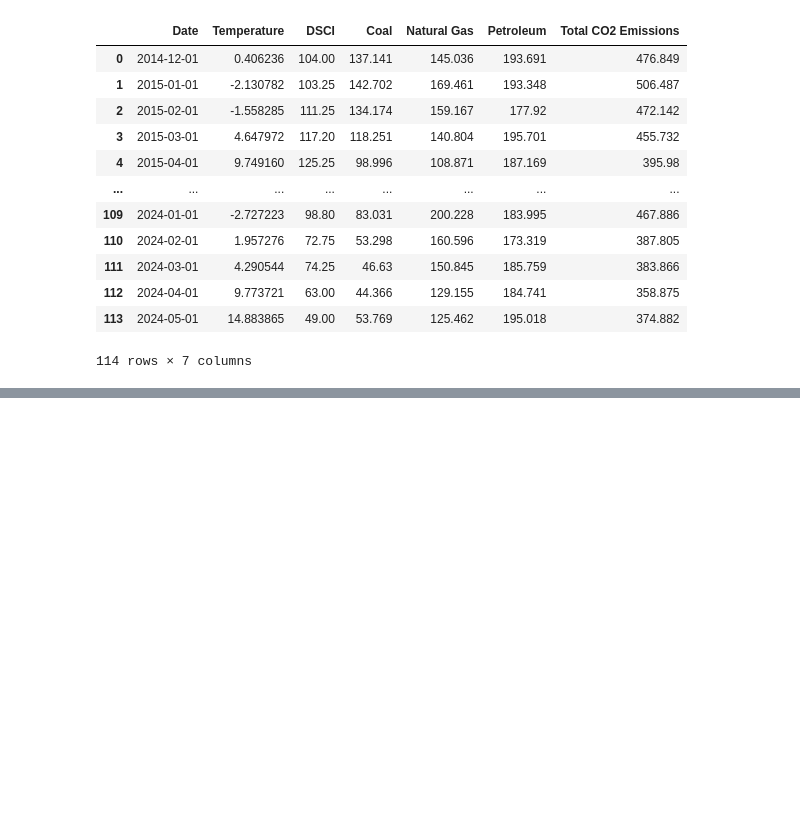
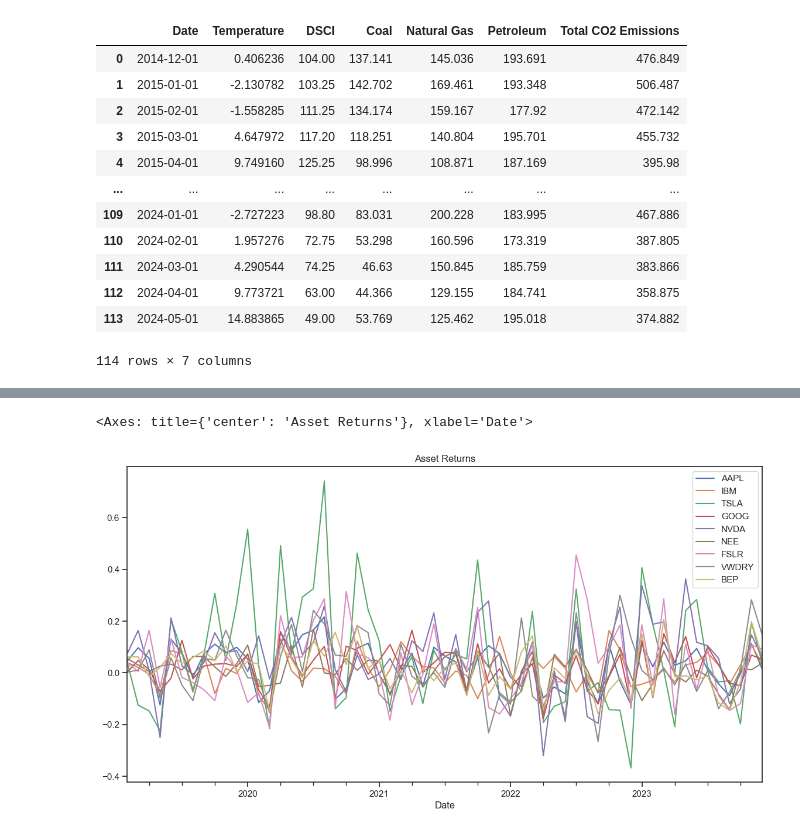
Before and after one commit to luisrc44/QAA-with-Climate-Change-and-ESG, a Jupyter notebook: QAA_wCC.ipynb, the cells around one changed output, grey strips where cells are left out. Drawn from its saved outputs; the diff is of its cells as text; code cells hidden in the pictures; blank space fills up the shorter version.

Commit message:
Monthly returns

```diff
--- a/QAA_wCC.ipynb
+++ b/QAA_wCC.ipynb
@@ -171,3 +171,29 @@ data
 | 112 | 2024-04-01 | 9.773721 | 63.00 | 44.366 | 129.155 | 184.741 | 358.875 |
 | 113 | 2024-05-01 | 14.883865 | 49.00 | 53.769 | 125.462 | 195.018 | 374.882 |
 114 rows × 7 columns
+# %%
+# Function to calculate the monthly returns of a dataframe
+def calculate_monthly_returns(df):
+    if 'Date' in df.columns:
+        df = df.set_index('Date')
+
+    # Resample to monthly frequency and get the last value of each month
+    df = df.resample('M').last()
+
+    # Calculate percentage change (returns) and drop NaN values
+    df = df.pct_change().dropna()
+
+    return df
+
+# Example returns calculation
+asset_returns = calculate_monthly_returns(asset_prices)
+benchmark_returns = calculate_monthly_returns(benchmark_prices)
+
+# Reset index to turn the Date back into a column
+asset_returns = asset_returns.reset_index()
+
+# Modify the Date column to set the day to the 1st of each month
+asset_returns['Date'] = asset_returns['Date'].apply(lambda x: x.replace(day=1))
+
+# Display the first rows of the asset returns
+asset_returns.head()
@@ -173,0 +207,5 @@ data
+# %%
+asset_returns.plot(x='Date', y=assets, figsize=(14, 7), title='Asset Returns')
+# %% [output]
+<Axes: title={'center': 'Asset Returns'}, xlabel='Date'>
+[figure, added]
```
Also changed, not shown: parts of 3 cells of this notebook, 2 other files.
